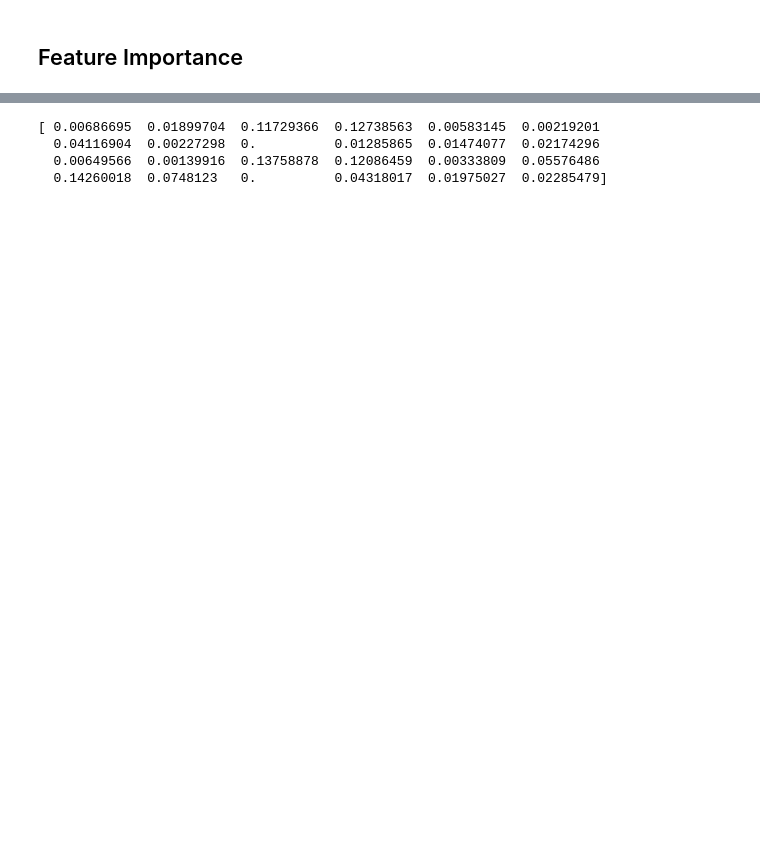
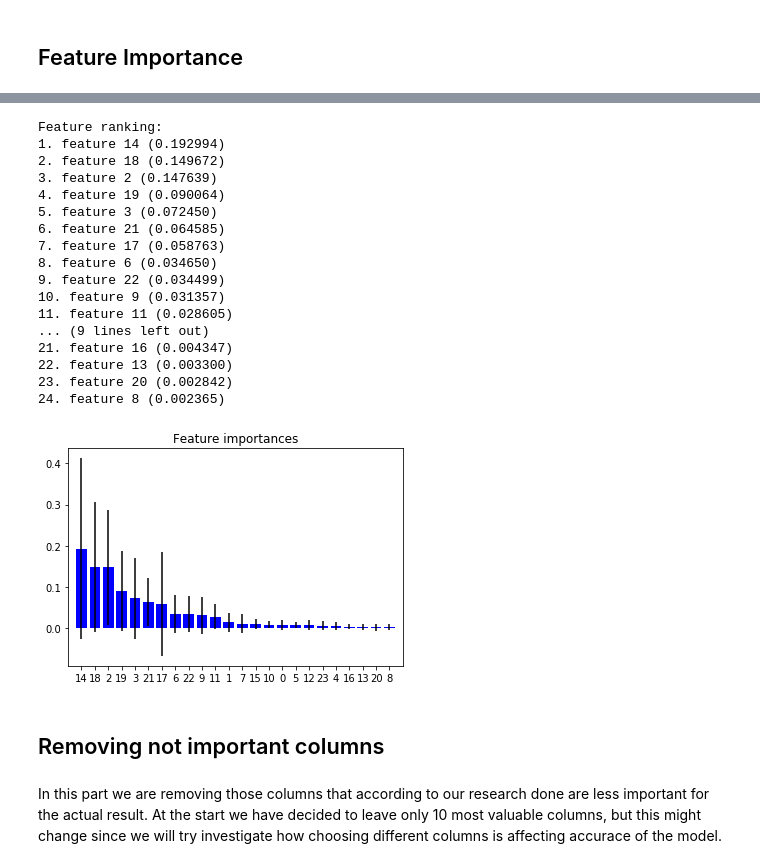
Before and after one commit to EdgarasKazlauskas1987/ChronicalKidneyDiseaseAIProject, a Jupyter notebook: Chronic Kidney Disease Project.ipynb, the cells around one changed output, grey strips where cells are left out. Cells and saved outputs as stored; diff of their text form; code cells hidden in the pictures; blank space fills up the shorter version.

```diff
--- a/Chronic Kidney Disease Project.ipynb
+++ b/Chronic Kidney Disease Project.ipynb
@@ -427,14 +431,67 @@ In this section we will analyze which columns have biggers influence on the labe
+# %%
+#print (data.dtypes)
+array = data.values
+X = array[:,0:24]
+Y = array[:,24]
+
+model = ExtraTreesClassifier()
+model.fit(X, Y)
+#print(model.feature_importances_)
+
+importances = model.feature_importances_
+std = np.std([tree.feature_importances_ for tree in model.estimators_],
+             axis=0)
+indices = np.argsort(importances)[::-1]
+
+# Print the feature ranking
+print("Feature ranking:")
+
+for f in range(X.shape[1]):
+    print("%d. feature %d (%f)" % (f + 1, indices[f], importances[indices[f]]))
+
+# Plot the feature importances of the forest
+plt.figure()
+plt.title("Feature importances")
+plt.bar(range(X.shape[1]), importances[indices],
+       color="b", yerr=std[indices], align="center")
+plt.xticks(range(X.shape[1]), indices)
+plt.xlim([-1, X.shape[1]])
+plt.show()
+# %% [output]
+Feature ranking:
+1. feature 14 (0.192994)
+2. feature 18 (0.149672)
+3. feature 2 (0.147639)
+4. feature 19 (0.090064)
+5. feature 3 (0.072450)
+6. feature 21 (0.064585)
+7. feature 17 (0.058763)
+8. feature 6 (0.034650)
+9. feature 22 (0.034499)
+10. feature 9 (0.031357)
+11. feature 11 (0.028605)
+... (9 lines left out)
+21. feature 16 (0.004347)
+22. feature 13 (0.003300)
+23. feature 20 (0.002842)
+24. feature 8 (0.002365)
+[figure, added]
 # %%
-#print (data.dtypes)
-array = data.values
-X = array[:,0:24]
-Y = array[:,24]
+#array = data.values
+#X = array[:,0:24]
+#Y = array[:,24]
 
-model = ExtraTreesClassifier()
-model.fit(X, Y)
-print(model.feature_importances_)
+#model = ExtraTreesClassifier()
+#model.fit(X, Y)
+# create a base classifier used to evaluate a subset of attributes
+#model = LogisticRegression()
+
+#rfe = RFE(model, 10)
+#rfe = rfe.fit(X, Y)
+
+#print(rfe.support_)
+#print(rfe.ranking_)
-# %% [output]
-[ 0.00686695  0.01899704  0.11729366  0.12738563  0.00583145  0.00219201
-  0.04116904  0.00227298  0.          0.01285865  0.01474077  0.02174296
-  0.00649566  0.00139916  0.13758878  0.12086459  0.00333809  0.05576486
-  0.14260018  0.0748123   0.          0.04318017  0.01975027  0.02285479]
+# %% [markdown]
+## Removing not important columns
+# %% [markdown]
+In this part we are removing those columns that according to our research done are less important for the actual result. At the start we have decided to leave only 10 most valuable columns, but this might change since we will try investigate how choosing different columns is affecting accurace of the model.
```
Also changed, not shown: parts of 7 cells of this notebook.
